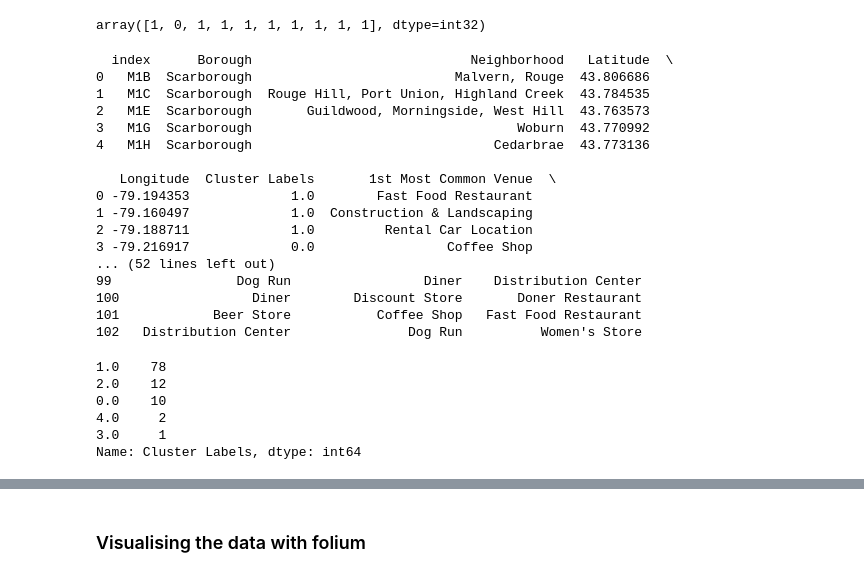
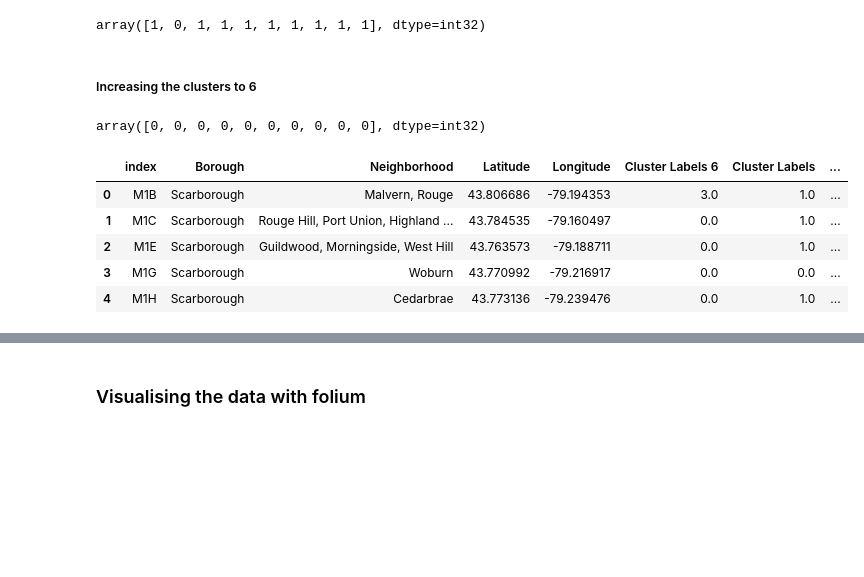
Before and after one commit to Muracid/Capstone-coursera, a Jupyter notebook: final submission week 3_4.ipynb, the cells around one changed output, grey strips where cells are left out. Drawn from its saved outputs; the diff is of its cells as text; code cells hidden in the pictures; blank space fills up the shorter version.

```diff
--- a/final submission week 3_4.ipynb
+++ b/final submission week 3_4.ipynb
@@ -434,41 +434,35 @@ kmeans = KMeans(n_clusters=kclusters, random_state=0).fit(Toronto_grouped_cluste
 kmeans.labels_[0:10]
 # %% [output]
 array([1, 0, 1, 1, 1, 1, 1, 1, 1, 1], dtype=int32)
+# %% [markdown]
+##### Increasing the clusters to 6
+# %%
+# set number of clusters
+kclusters_6 = 6
+
+Toronto_grouped_clustering = Toronto_grouped.drop('Neighborhood', 1)
+
+# run k-means clustering
+kmeans_6 = KMeans(n_clusters=kclusters_6, random_state=0).fit(Toronto_grouped_clustering)
+
+# check cluster labels generated for each row in the dataframe
+kmeans_6.labels_[0:10]
+# %% [output]
+array([0, 0, 0, 0, 0, 0, 0, 0, 0, 0], dtype=int32)
 # %%
 # add clustering labels
-#neighborhoods_venues_sorted.insert(0, 'Cluster Labels', kmeans.labels_)
+neighborhoods_venues_sorted.insert(0, 'Cluster Labels 6', kmeans_6.labels_)
 
 Toronto_merged = Final_values
 
 # merge toronto_grouped with toronto_data to add latitude/longitude for each neighborhood
 Toronto_merged = Toronto_merged.join(neighborhoods_venues_sorted.set_index('Neighborhood'), on='Neighborhood')
 
-print(Toronto_merged.head()) # check the last columns!
-print(Toronto_merged.tail())
+Toronto_merged.head()
 # %% [output]
-  index      Borough                            Neighborhood   Latitude  \
-0   M1B  Scarborough                          Malvern, Rouge  43.806686
-1   M1C  Scarborough  Rouge Hill, Port Union, Highland Creek  43.784535
-2   M1E  Scarborough       Guildwood, Morningside, West Hill  43.763573
-3   M1G  Scarborough                                  Woburn  43.770992
-4   M1H  Scarborough                               Cedarbrae  43.773136
-
-   Longitude  Cluster Labels       1st Most Common Venue  \
-0 -79.194353             1.0        Fast Food Restaurant
-1 -79.160497             1.0  Construction & Landscaping
-2 -79.188711             1.0         Rental Car Location
-3 -79.216917             0.0                 Coffee Shop
-... (52 lines left out)
-99                Dog Run                 Diner    Distribution Center
-100                 Diner        Discount Store       Doner Restaurant
-101            Beer Store           Coffee Shop   Fast Food Restaurant
-102   Distribution Center               Dog Run          Women's Store
+|  | index | Borough | Neighborhood | Latitude | Longitude | Cluster Labels 6 | Cluster Labels | ... |
+| 0 | M1B | Scarborough | Malvern, Rouge | 43.806686 | -79.194353 | 3.0 | 1.0 | ... |
+| 1 | M1C | Scarborough | Rouge Hill, Port Union, Highland ... | 43.784535 | -79.160497 | 0.0 | 1.0 | ... |
+| 2 | M1E | Scarborough | Guildwood, Morningside, West Hill | 43.763573 | -79.188711 | 0.0 | 1.0 | ... |
+| 3 | M1G | Scarborough | Woburn | 43.770992 | -79.216917 | 0.0 | 0.0 | ... |
+| 4 | M1H | Scarborough | Cedarbrae | 43.773136 | -79.239476 | 0.0 | 1.0 | ... |
-# %%
-Toronto_merged['Cluster Labels'].value_counts()
-# %% [output]
-1.0    78
-2.0    12
-0.0    10
-4.0     2
-3.0     1
-Name: Cluster Labels, dtype: int64
```
Also changed, not shown: parts of 2 cells of this notebook.
